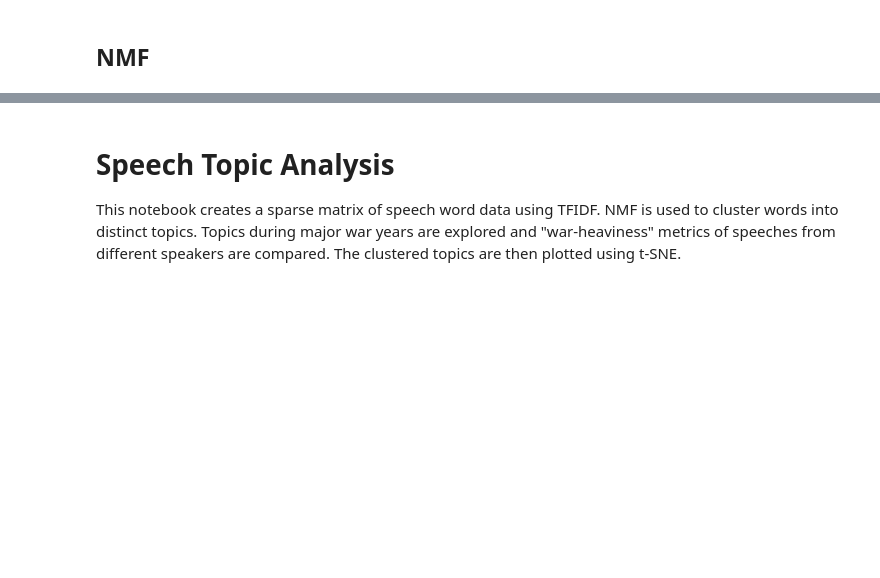
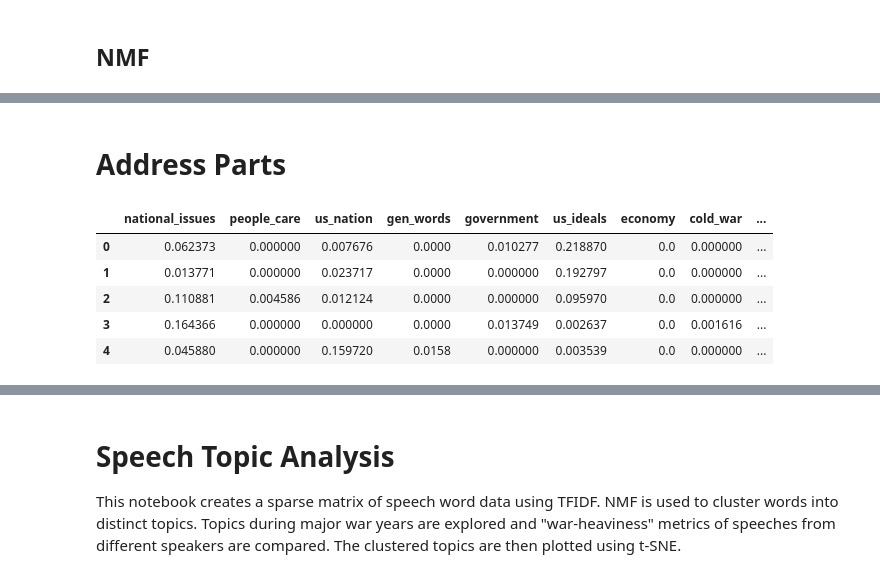
Before and after one commit to kevscon/Project-4, a Jupyter notebook: topic_modeling.ipynb, the cells around one changed output, grey strips where cells are left out. Drawn from its saved outputs; the diff is of its cells as text; code cells hidden in the pictures; blank space fills up the shorter version.

```diff
--- a/topic_modeling.ipynb
+++ b/topic_modeling.ipynb
@@ -134,4 +162,4 @@ Topic #9: people; america; new; american; years; ve; know; just; world; time; am
 ## NMF
 # %%
 # create instance of model, input number of topics to output
-nmf = NMF(n_components=10, random_state=0)
+nmf = NMF(n_components=20, random_state=0)
@@ -137,0 +168,3 @@ nmf = NMF(n_components=10, random_state=0)
+# %%
+nmf.fit_transform(cv_df)
+print_top_words(nmf, cv_vectorizer.get_feature_names(), 25)
@@ -174 +227,38 @@ Topic #9: iraq; terrorists; al; troops; america; afghanistan; forces; war; regim
 ======================================================================
+# %%
+topic_dict = {
+    0: 'national_issues',
+    1: 'people_care',
+    2: 'us_nation',
+    3: 'gen_words',
+    4: 'government',
+    5: 'us_ideals',
+    6: 'economy',
+    7: 'cold_war',
+    8: 'vietnam_war',
+    9: 'war_on_terror',
+    10: 'government',
+    11: 'currency',
+    12: 'commerce',
+    13: 'south_america',
+    14: 'ww2',
+    15: 'global',
+    16: 'us_ideals',
+    17: 'general_states',
+    18: 'patriotism',
+    19: 'commerce'
+}
+# %% [markdown]
+# Address Parts
+# %%
+topic_array = nmf.fit_transform(tf_df)
+# %%
+topic_df = pd.DataFrame(topic_array, columns=[list(topic_dict.values())])
+topic_df.head()
+# %% [output]
+|  | national_issues | people_care | us_nation | gen_words | government | us_ideals | economy | cold_war | ... |
+| 0 | 0.062373 | 0.000000 | 0.007676 | 0.0000 | 0.010277 | 0.218870 | 0.0 | 0.000000 | ... |
+| 1 | 0.013771 | 0.000000 | 0.023717 | 0.0000 | 0.000000 | 0.192797 | 0.0 | 0.000000 | ... |
+| 2 | 0.110881 | 0.004586 | 0.012124 | 0.0000 | 0.000000 | 0.095970 | 0.0 | 0.000000 | ... |
+| 3 | 0.164366 | 0.000000 | 0.000000 | 0.0000 | 0.013749 | 0.002637 | 0.0 | 0.001616 | ... |
+| 4 | 0.045880 | 0.000000 | 0.159720 | 0.0158 | 0.000000 | 0.003539 | 0.0 | 0.000000 | ... |
```
Also changed, not shown: parts of 18 cells of this notebook, 1 other file.
